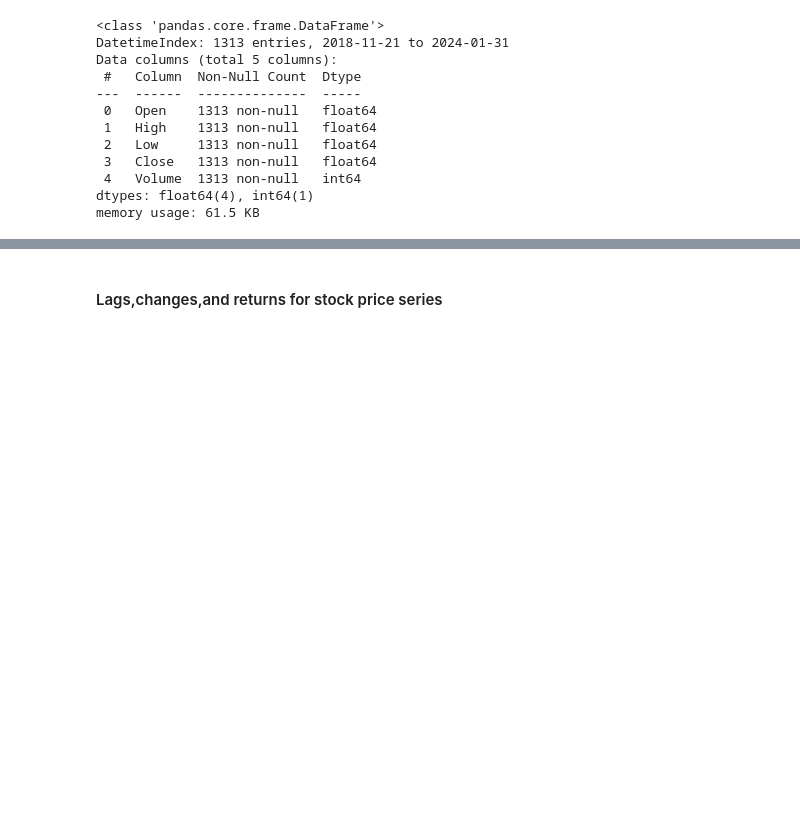
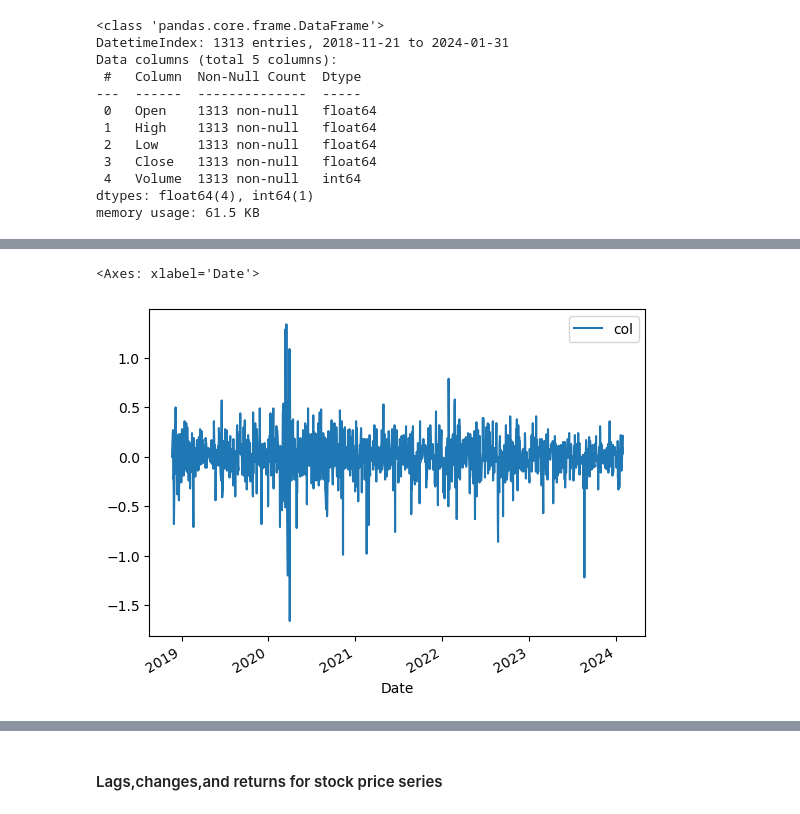
Before and after one commit to VeraLyu2022/iod, a Jupyter notebook: project 2/colesstocks.ipynb, the cells around one changed output, grey strips where cells are left out. Cells and saved outputs as stored; diff of their text form; code cells hidden in the pictures; blank space fills up the shorter version.

```diff
--- a/project 2/colesstocks.ipynb
+++ b/project 2/colesstocks.ipynb
@@ -145,0 +150,4 @@ memory usage: 20.5 KB
+# %%
+# Detrend the dataset to find seasonal period
+col_diff = col_close.diff().dropna()
+col_diff.head()
@@ -145,0 +162,5 @@ memory usage: 20.5 KB
+# %%
+col_diff.plot()
+# %% [output]
+<Axes: xlabel='Date'>
+[figure, added]
```
Also changed, not shown: parts of 49 cells of this notebook, 9 other files.
